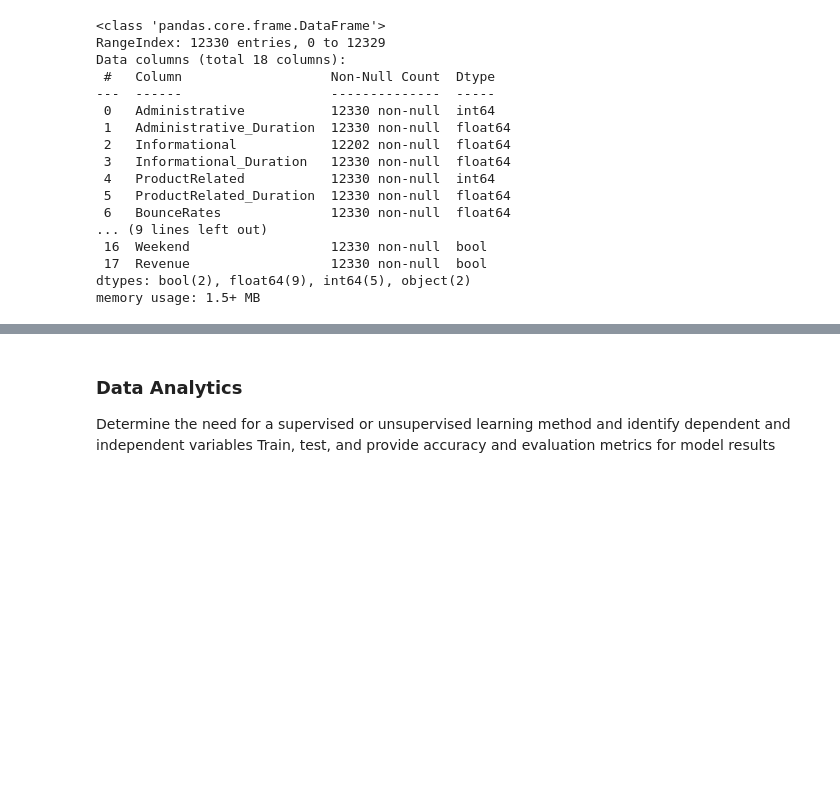
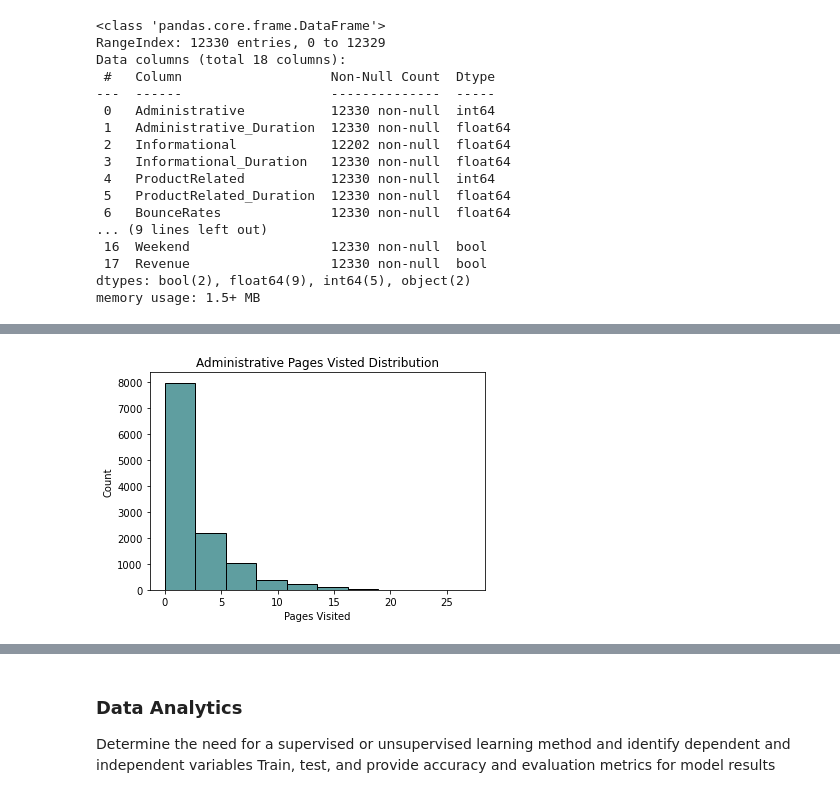
Before and after one commit to ChrisGarciaDS/ECommerce-Analysis, a Jupyter notebook: Ecom-data.ipynb, the cells around one changed output, grey strips where cells are left out. Drawn from its saved outputs; the diff is of its cells as text; code cells hidden in the pictures; blank space fills up the shorter version.

Commit message:
-add histograms

```diff
--- a/Ecom-data.ipynb
+++ b/Ecom-data.ipynb
@@ -73,0 +114,2 @@ memory usage: 1.5+ MB
+# %%
+shoppers_df = df.dropna()
@@ -91,0 +200,9 @@ NameError: name 'sdjdhd' is not defined
+# %%
+# lets look at the amount of pages visited per administrative, informational, product related
+plt.hist(shoppers_df['Administrative'], edgecolor='black', color='cadetblue')
+plt.title('Administrative Pages Visted Distribution')
+plt.xlabel('Pages Visited')
+plt.ylabel('Count')
+plt.show()
+# %% [output]
+[figure, added]
```
Also changed, not shown: parts of 24 cells of this notebook, 1 other file.
